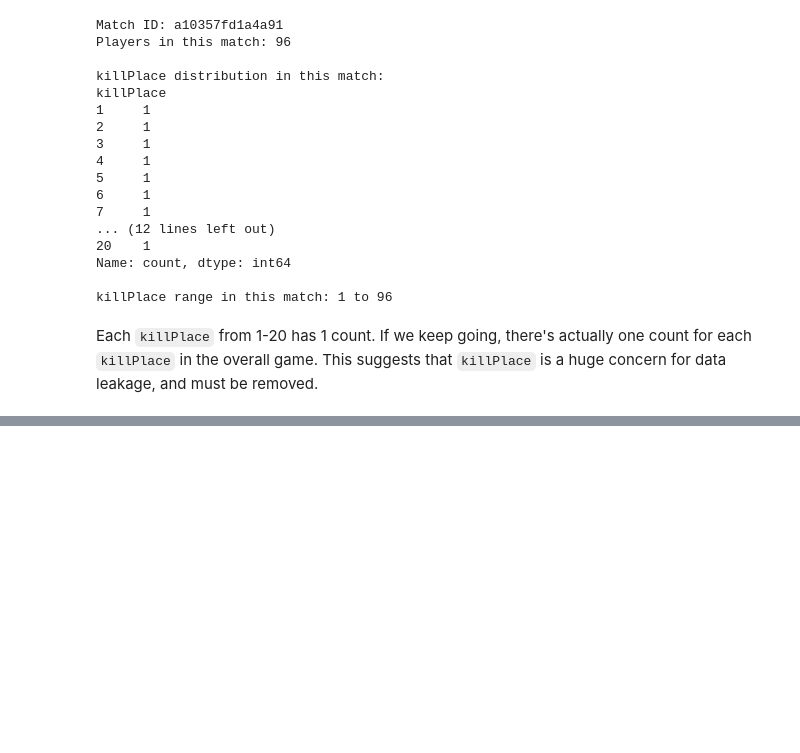
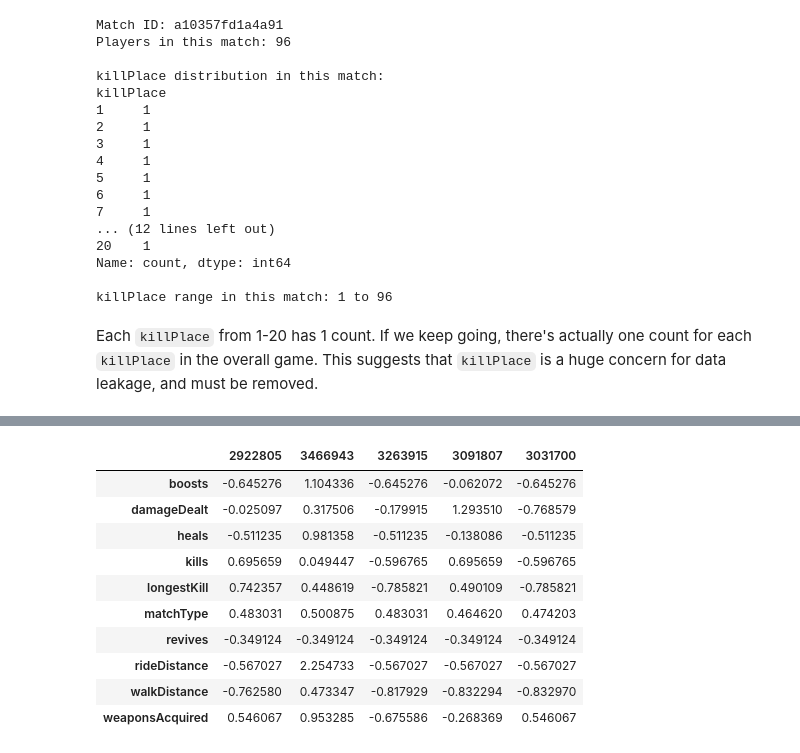
Before and after one commit to dganesh05/project-3, a Jupyter notebook: project-revised.ipynb, the cells around one changed output, grey strips where cells are left out. Drawn from its saved outputs; the diff is of its cells as text; code cells hidden in the pictures; blank space fills up the shorter version.

```diff
--- a/project-revised.ipynb
+++ b/project-revised.ipynb
@@ -649,0 +703,40 @@ Each `killPlace` from 1-20 has 1 count. If we keep going, there's actually one c
+# %%
+X_train, X_val, y_train, y_val = train_test_split(df_features, df_target,
+                                                  test_size=0.2,
+                                                  random_state=random_state)
+# %%
+log_transform_features = ['rideDistance', 'longestKill']
+for feature in log_transform_features:
+    X_train[feature] = np.log1p(X_train[feature])
+    X_val[feature] = np.log1p(X_val[feature])
+# %%
+target_encoder = TargetEncoder(cols=['matchType'], smoothing=1.0)
+target_encoder.fit(X_train, y_train)
+X_train_encoded = target_encoder.transform(X_train)
+X_val_encoded = target_encoder.transform(X_val)
+# %%
+numerical_features = X_train.select_dtypes(include=['int64', 'float64']).columns.tolist()
+# numerical_features.remove('matchType')  # matchType is now encoded
+
+scaler = StandardScaler()
+scaler.fit(X_train_encoded[numerical_features])
+
+X_train_final = X_train_encoded.copy()
+X_val_final = X_val_encoded.copy()
+
+X_train_final[numerical_features] = scaler.transform(X_train_encoded[numerical_features])
+X_val_final[numerical_features] = scaler.transform(X_val_encoded[numerical_features])
+# %%
+X_train_final.head().T
+# %% [output]
+|  | 2922805 | 3466943 | 3263915 | 3091807 | 3031700 |
+| boosts | -0.645276 | 1.104336 | -0.645276 | -0.062072 | -0.645276 |
+| damageDealt | -0.025097 | 0.317506 | -0.179915 | 1.293510 | -0.768579 |
+| heals | -0.511235 | 0.981358 | -0.511235 | -0.138086 | -0.511235 |
+| kills | 0.695659 | 0.049447 | -0.596765 | 0.695659 | -0.596765 |
+| longestKill | 0.742357 | 0.448619 | -0.785821 | 0.490109 | -0.785821 |
+| matchType | 0.483031 | 0.500875 | 0.483031 | 0.464620 | 0.474203 |
+| revives | -0.349124 | -0.349124 | -0.349124 | -0.349124 | -0.349124 |
+| rideDistance | -0.567027 | 2.254733 | -0.567027 | -0.567027 | -0.567027 |
+| walkDistance | -0.762580 | 0.473347 | -0.817929 | -0.832294 | -0.832970 |
+| weaponsAcquired | 0.546067 | 0.953285 | -0.675586 | -0.268369 | 0.546067 |
```
Also changed, not shown: parts of 13 cells of this notebook.
